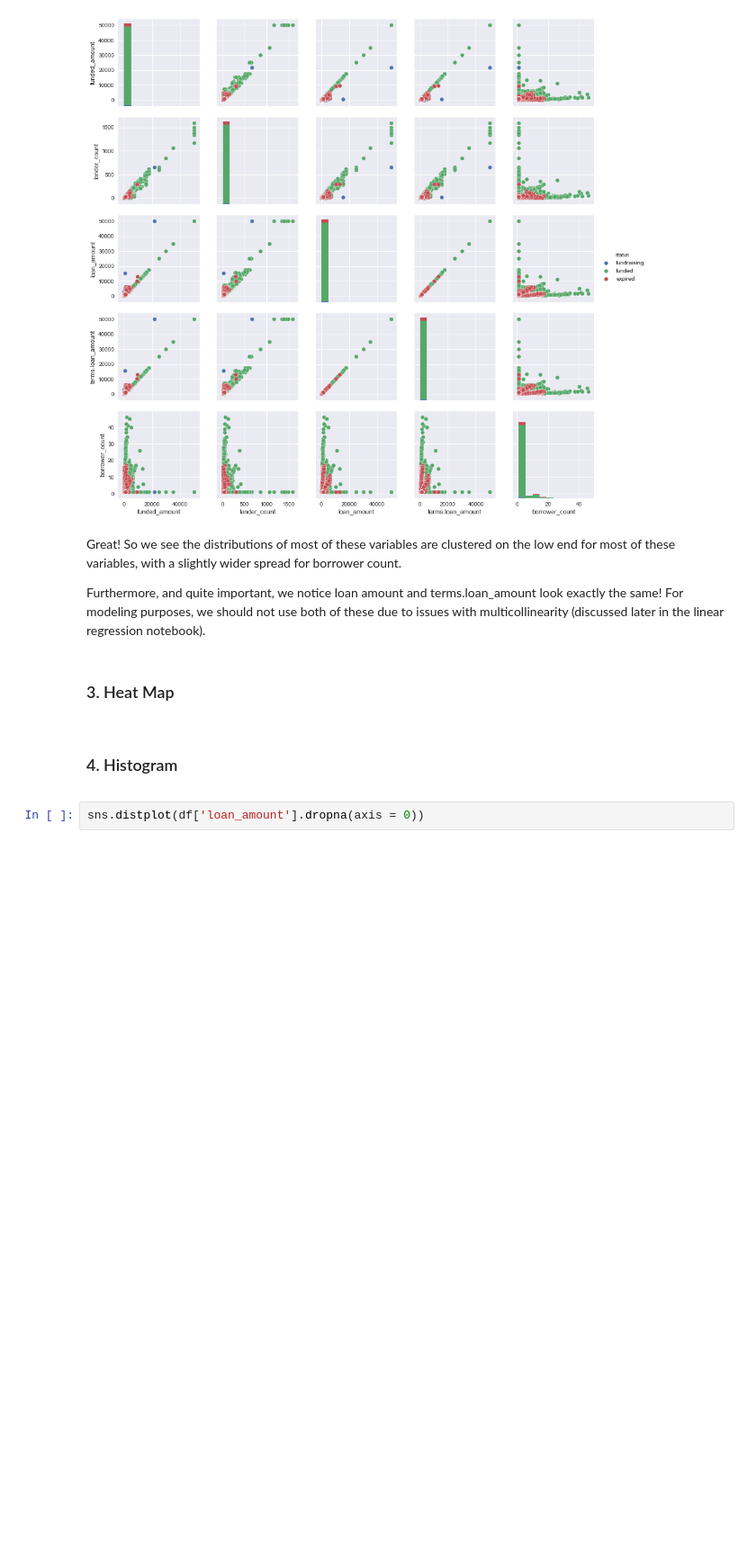
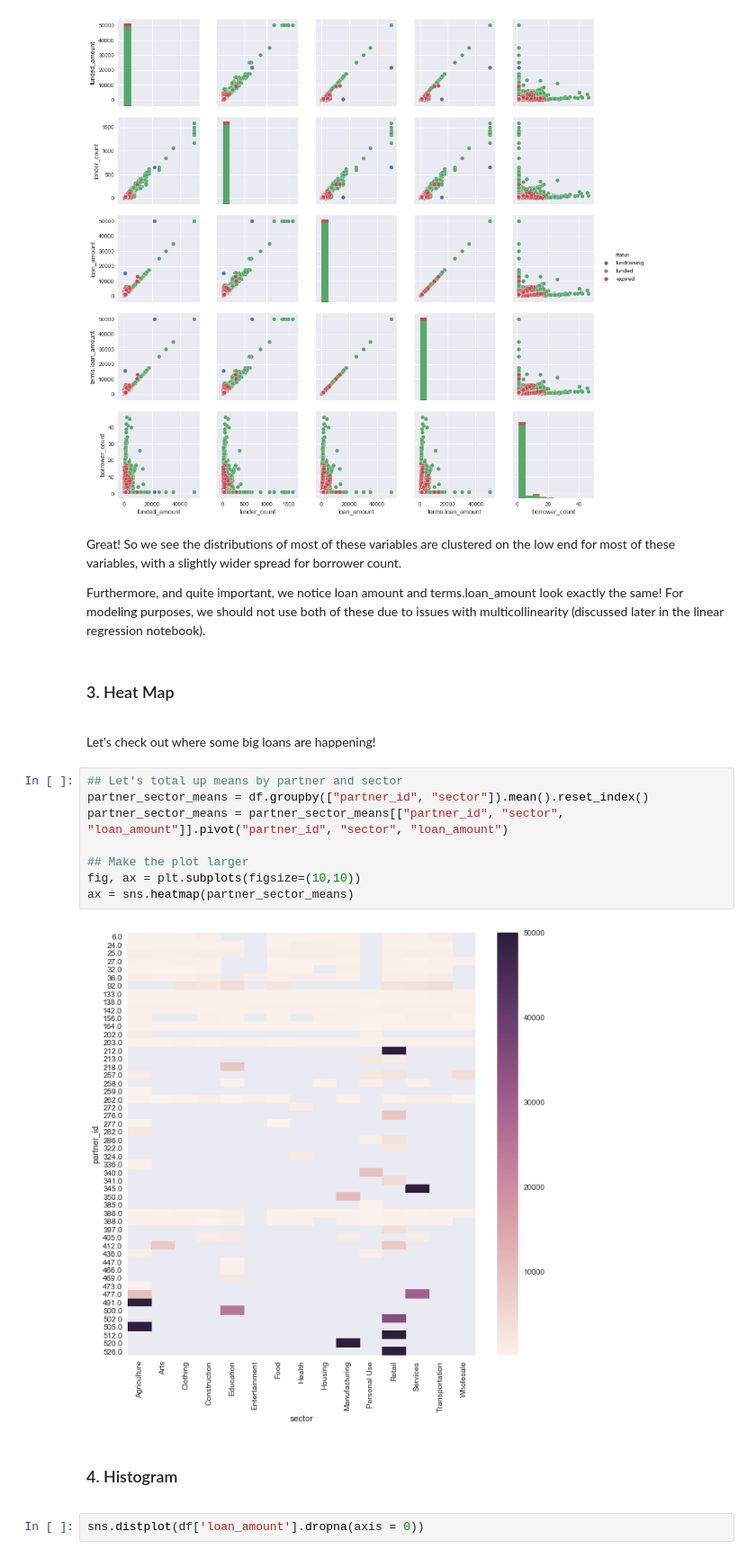
Before and after one commit to DeltaAnalytics/machine_learning_for_good, a Jupyter notebook: module_1_descriptive_statistics/1_3_exploratory_data_analysis.ipynb, the cells around one changed output. Shown at 90% size. Saved outputs shown, nothing was run; the diff lists cells and outputs as text; blank space fills up the shorter version.

Commit message:
add heatmap

```diff
--- a/module_1_descriptive_statistics/1_3_exploratory_data_analysis.ipynb
+++ b/module_1_descriptive_statistics/1_3_exploratory_data_analysis.ipynb
@@ -101,6 +101,18 @@ Furthermore, and quite important, we notice loan amount and terms.loan_amount lo
 # %% [markdown]
 ### 3. Heat Map
 <a id='heatmap'></a>
+# %% [markdown]
+Let's check out where some big loans are happening!
+# %%
+## Let's total up means by partner and sector
+partner_sector_means = df.groupby(["partner_id", "sector"]).mean().reset_index()
+partner_sector_means = partner_sector_means[["partner_id", "sector", "loan_amount"]].pivot("partner_id", "sector", "loan_amount")
+
+## Make the plot larger
+fig, ax = plt.subplots(figsize=(10,10))
+ax = sns.heatmap(partner_sector_means)
+# %% [output]
+[figure, added]
 # %% [markdown]
 ### 4. Histogram
 <a id='histogram'></a>
```
Also changed, not shown: parts of 1 cell of this notebook.
